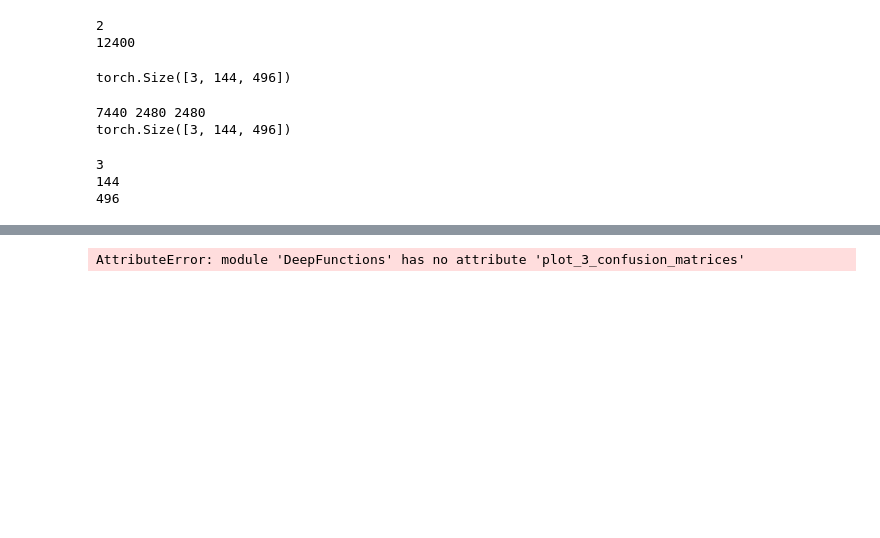
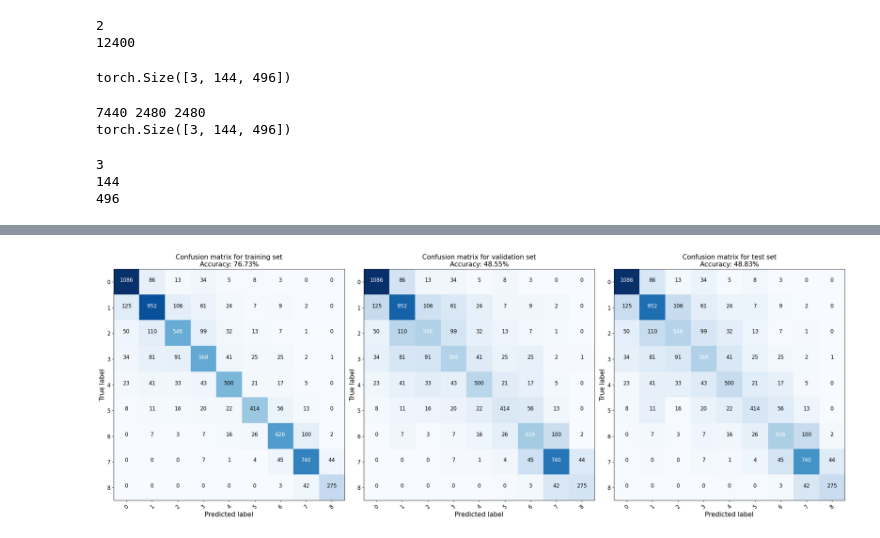
Before and after one commit to SpilmesterMurtin/Deep-Learning-Project---Determine-Lodging-Scores-Using-Convolutional-Neural-Neetwork, a Jupyter notebook: LoadAndMatch.ipynb, the cells around one changed output, grey strips where cells are left out. Cells and saved outputs as stored; diff of their text form; code cells hidden in the pictures; blank space fills up the shorter version.

```diff
--- a/LoadAndMatch.ipynb
+++ b/LoadAndMatch.ipynb
@@ -415,18 +446,13 @@ NeuralNetwork(
 # %%
-device = "cuda:0" if torch.cuda.is_available() else "cpu"
-# Calculate confusion matrix
 cm1, acc1 = df.create_confusion_matrix(trainDataloader, net, device=device)
 title1 = 'Confusion matrix for training set'
-#Create list containing numbers 0-8
-#df.plot_confusion_matrix(cm1,acc1, num_classes, title='Confusion matrix for validation set')
 
-# Calculate confusion matrix
 cm2, acc2 = df.create_confusion_matrix(valDataloader, net, device=device)
 title2 = 'Confusion matrix for validation set'
 
-cm3, acc3 = df.create_confusion_matrix(valDataloader, net, device=device)
-title3 = 'Confusion matrix for validation set'
+cm3, acc3 = df.create_confusion_matrix(testDataloader, net, device=device)
+title3 = 'Confusion matrix for test set'
 
 df.plot_3_confusion_matrices(cm1, cm2, cm3, acc1, acc2, acc3, num_classes, title1, title2, title3)
 # %% [output]
-AttributeError: module 'DeepFunctions' has no attribute 'plot_3_confusion_matrices'
+[figure, added]
```
Also changed, not shown: parts of 6 cells of this notebook, 1 other file.
